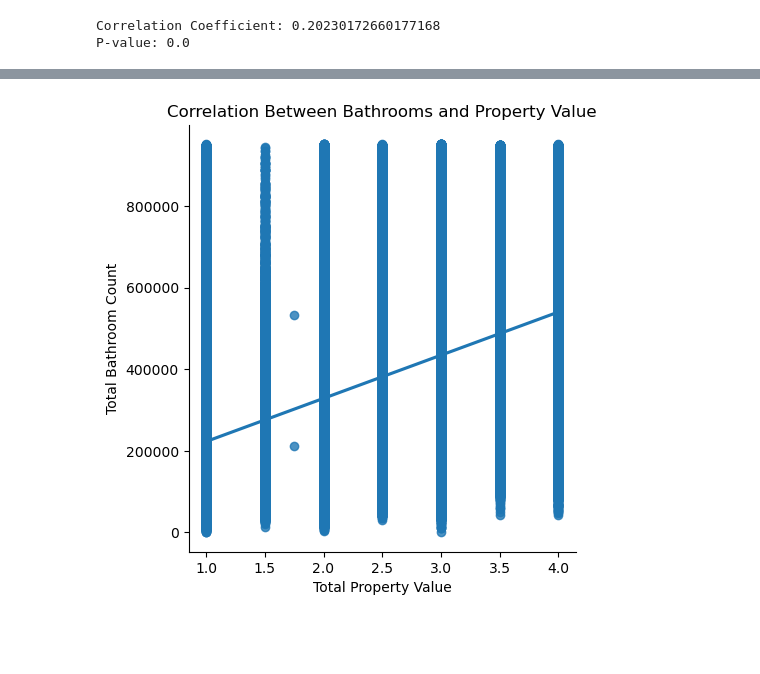
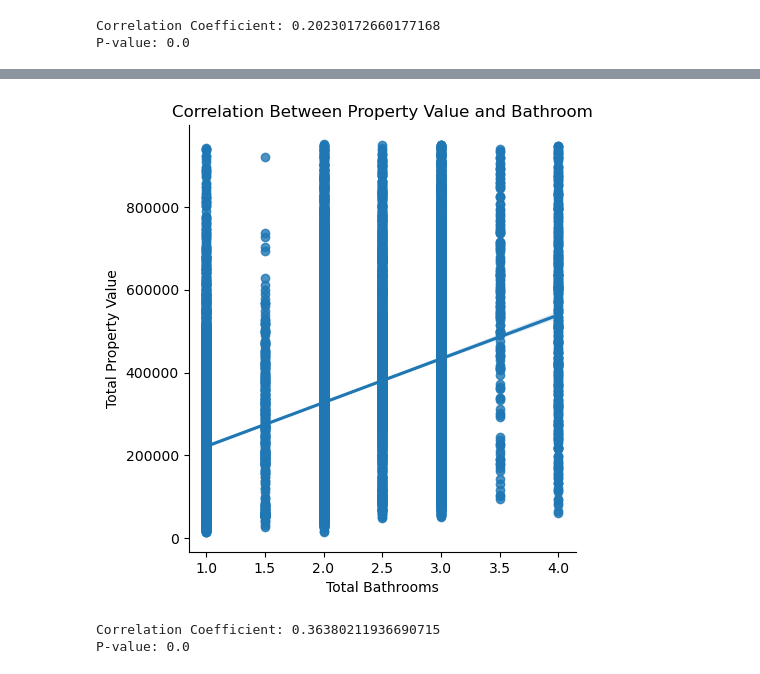
Before and after one commit to EstebanHernandez0/Zillow_Project, a Jupyter notebook: work_notebook.ipynb, the cells around one changed output, grey strips where cells are left out. Drawn from its saved outputs; the diff is of its cells as text; code cells hidden in the pictures; blank space fills up the shorter version.

```diff
--- a/work_notebook.ipynb
+++ b/work_notebook.ipynb
@@ -136,8 +138,14 @@ P-value: 0.0
 # %%
-sns.lmplot(x='bathrooms', y='property_value', data= train, scatter=True)
-plt.xlabel('Total Property Value')
-plt.ylabel('Total Bathroom Count')
-plt.title('Correlation Between Bathrooms and Property Value')
+sns.lmplot(x='bathrooms', y='property_value', data= train.sample(20000), scatter= True fit_reg= True)
+plt.xlabel('Total Bathrooms')
+plt.ylabel('Total Property Value')
+plt.title('Correlation Between Property Value and Bathroom')
 plt.show()
 # %% [output]
-[figure, old version]
+[figure, new version]
+# %%
+r, p_value = pearsonr(train.bathrooms, train.property_value)
+print(f'Correlation Coefficient: {r}\nP-value: {p_value}')
+# %% [output]
+Correlation Coefficient: 0.36380211936690715
+P-value: 0.0
```
Also changed, not shown: parts of 21 cells of this notebook.
